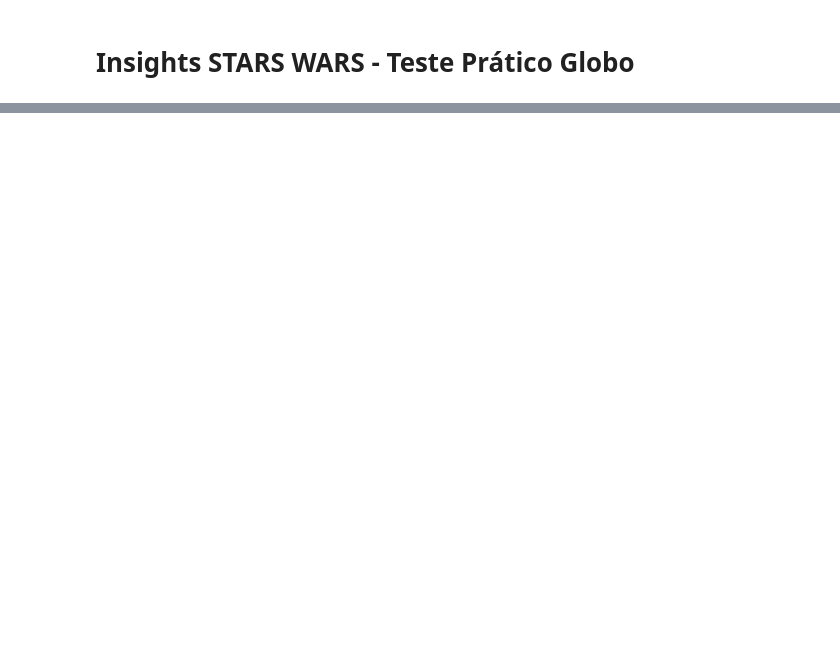
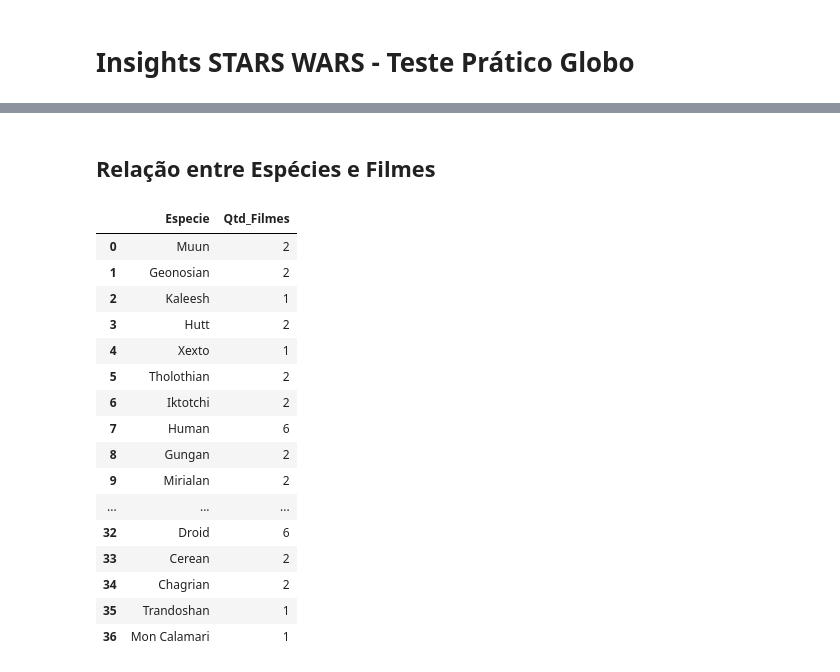
Before and after one commit to cluizdes/starwars_api, a Jupyter notebook: 4-sw_insights_species.ipynb, the cells around one changed output, grey strips where cells are left out. Saved outputs shown, nothing was run; the diff lists cells and outputs as text; code cells hidden in the pictures; blank space fills up the shorter version.

```diff
--- a/4-sw_insights_species.ipynb
+++ b/4-sw_insights_species.ipynb
@@ -25,0 +72,37 @@ df_species = duckdb_conn.from_parquet("./parquet/species_data.parquet").to_df()
+# %% [markdown]
+## Relação entre Espécies e Filmes
+# %%
+
+query = """
+SELECT
+    s.name AS Especie,
+    COUNT(DISTINCT f.title) AS Qtd_Filmes
+FROM
+    df_species as s
+JOIN
+    df_films as f
+ON ARRAY_CONTAINS(f.species, s.url)
+GROUP BY
+    s.name
+
+"""
+result = duckdb_conn.execute(query)
+result.df()
+# %% [output]
+|  | Especie | Qtd_Filmes |
+| 0 | Muun | 2 |
+| 1 | Geonosian | 2 |
+| 2 | Kaleesh | 1 |
+| 3 | Hutt | 2 |
+| 4 | Xexto | 1 |
+| 5 | Tholothian | 2 |
+| 6 | Iktotchi | 2 |
+| 7 | Human | 6 |
+| 8 | Gungan | 2 |
+| 9 | Mirialan | 2 |
+| ... | ... | ... |
+| 32 | Droid | 6 |
+| 33 | Cerean | 2 |
+| 34 | Chagrian | 2 |
+| 35 | Trandoshan | 1 |
+| 36 | Mon Calamari | 1 |
```
Also changed, not shown: parts of 13 cells of this notebook.
